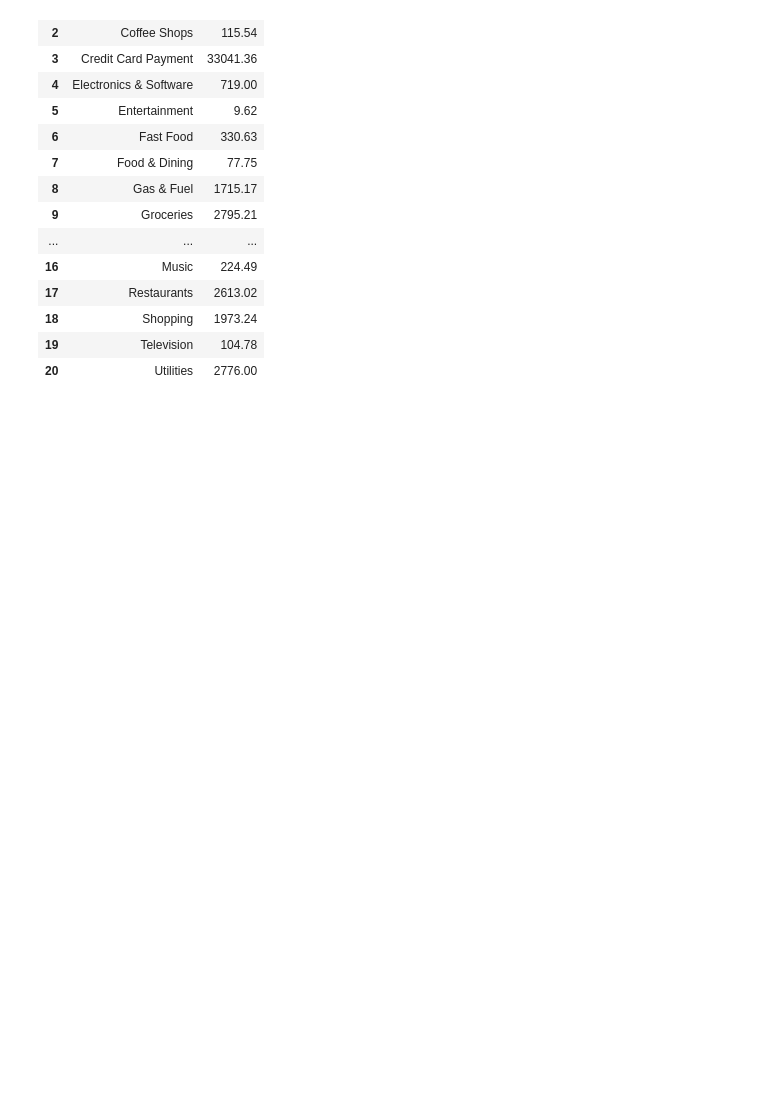
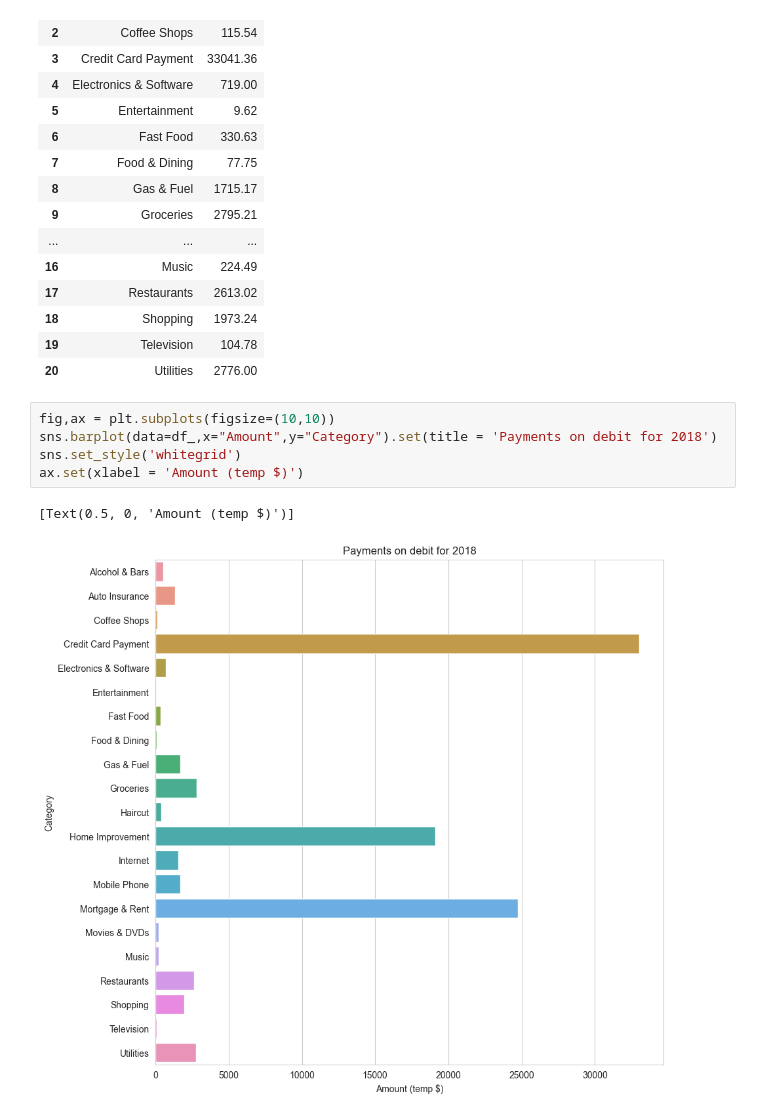
Before and after one commit to LeonTran29/Davidson_Person_Finance, a Jupyter notebook: Test.ipynb, the cells around one changed output. Drawn from its saved outputs; the diff is of its cells as text; blank space fills up the shorter version.

```diff
--- a/Test.ipynb
+++ b/Test.ipynb
@@ -265,3 +209,11 @@ display(df_)
 | 18 | Shopping | 1973.24 |
 | 19 | Television | 104.78 |
 | 20 | Utilities | 2776.00 |
+# %%
+fig,ax = plt.subplots(figsize=(10,10))
+sns.barplot(data=df_,x="Amount",y="Category").set(title = 'Payments on debit for 2018')
+sns.set_style('whitegrid')
+ax.set(xlabel = 'Amount (temp $)')
+# %% [output]
+[Text(0.5, 0, 'Amount (temp $)')]
+[figure, added]
```
Also changed, not shown: parts of 17 cells of this notebook.
